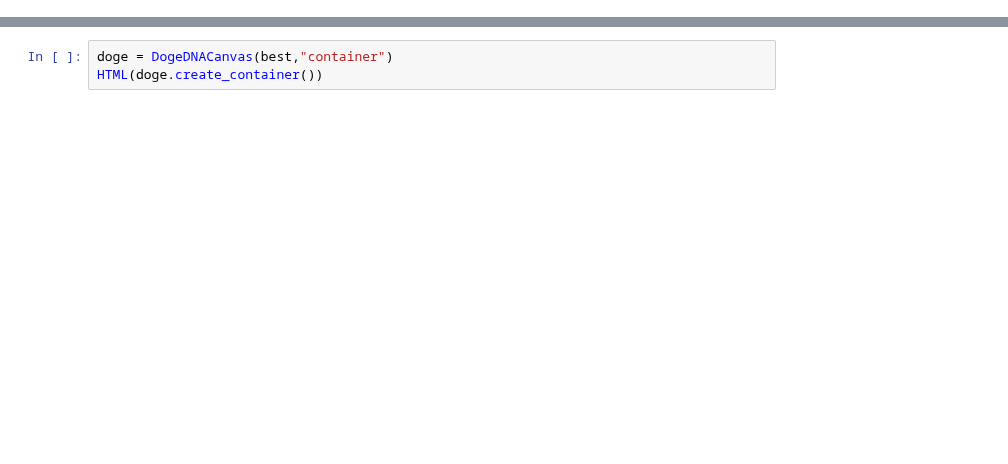
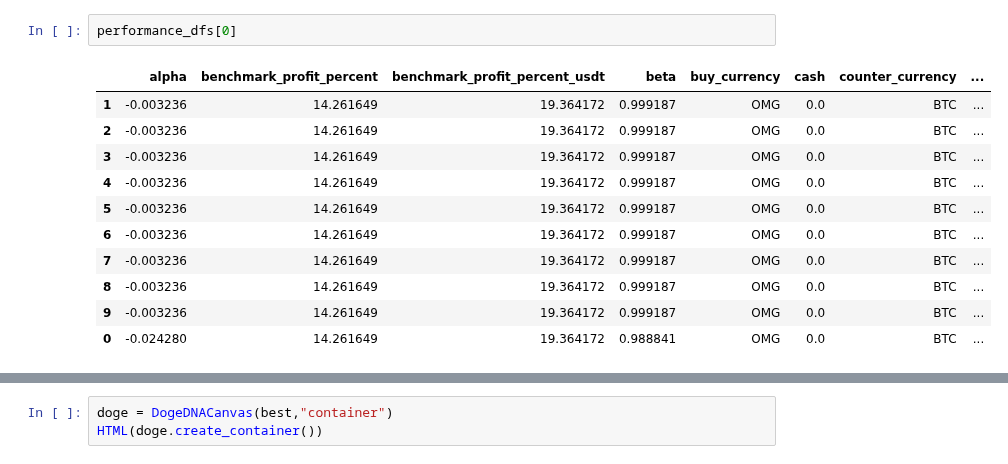
Before and after one commit to IntelligentTrading/science, a Jupyter notebook: genetic_algorithms/gp_experiments.ipynb, the cells around one changed output, grey strips where cells are left out. Cells and saved outputs as stored; diff of their text form; blank space fills up the shorter version.

```diff
--- a/genetic_algorithms/gp_experiments.ipynb
+++ b/genetic_algorithms/gp_experiments.ipynb
@@ -98,0 +88,14 @@ performance_df
+# %%
+performance_dfs[0]
+# %% [output]
+|  | alpha | benchmark_profit_percent | benchmark_profit_percent_usdt | beta | buy_currency | cash | counter_currency | ... |
+| 1 | -0.003236 | 14.261649 | 19.364172 | 0.999187 | OMG | 0.0 | BTC | ... |
+| 2 | -0.003236 | 14.261649 | 19.364172 | 0.999187 | OMG | 0.0 | BTC | ... |
+| 3 | -0.003236 | 14.261649 | 19.364172 | 0.999187 | OMG | 0.0 | BTC | ... |
+| 4 | -0.003236 | 14.261649 | 19.364172 | 0.999187 | OMG | 0.0 | BTC | ... |
+| 5 | -0.003236 | 14.261649 | 19.364172 | 0.999187 | OMG | 0.0 | BTC | ... |
+| 6 | -0.003236 | 14.261649 | 19.364172 | 0.999187 | OMG | 0.0 | BTC | ... |
+| 7 | -0.003236 | 14.261649 | 19.364172 | 0.999187 | OMG | 0.0 | BTC | ... |
+| 8 | -0.003236 | 14.261649 | 19.364172 | 0.999187 | OMG | 0.0 | BTC | ... |
+| 9 | -0.003236 | 14.261649 | 19.364172 | 0.999187 | OMG | 0.0 | BTC | ... |
+| 0 | -0.024280 | 14.261649 | 19.364172 | 0.988841 | OMG | 0.0 | BTC | ... |
```
Also changed, not shown: parts of 7 cells of this notebook, 2 other files.
